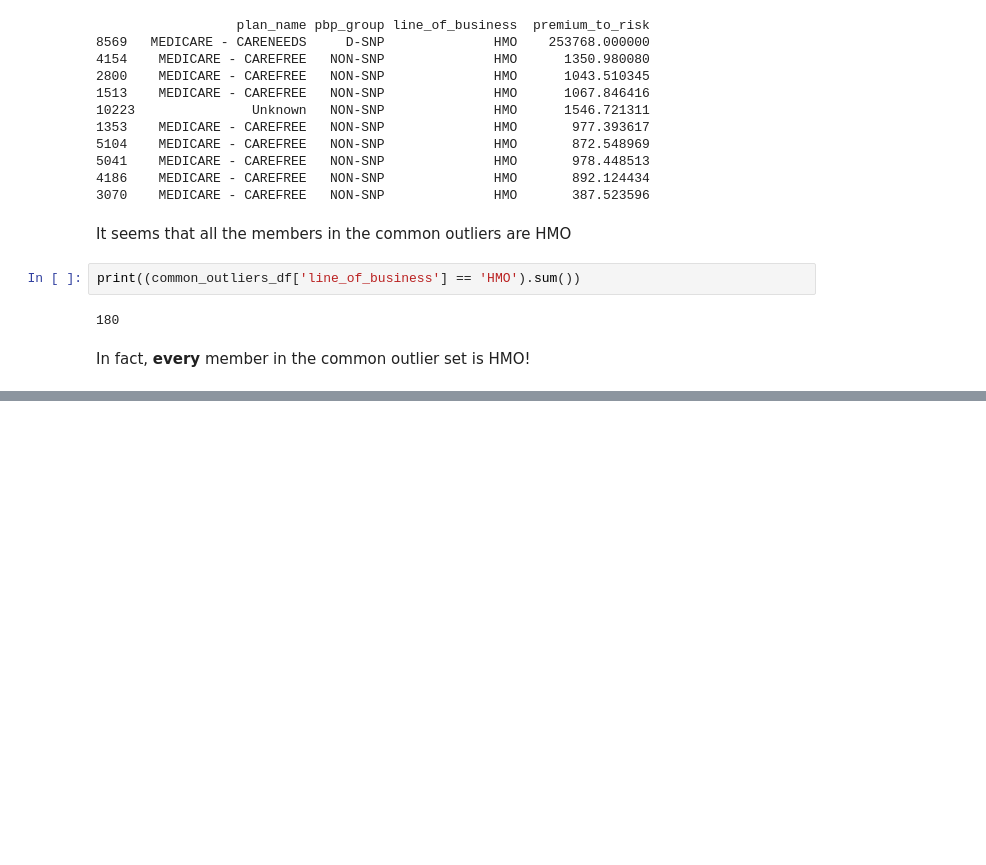
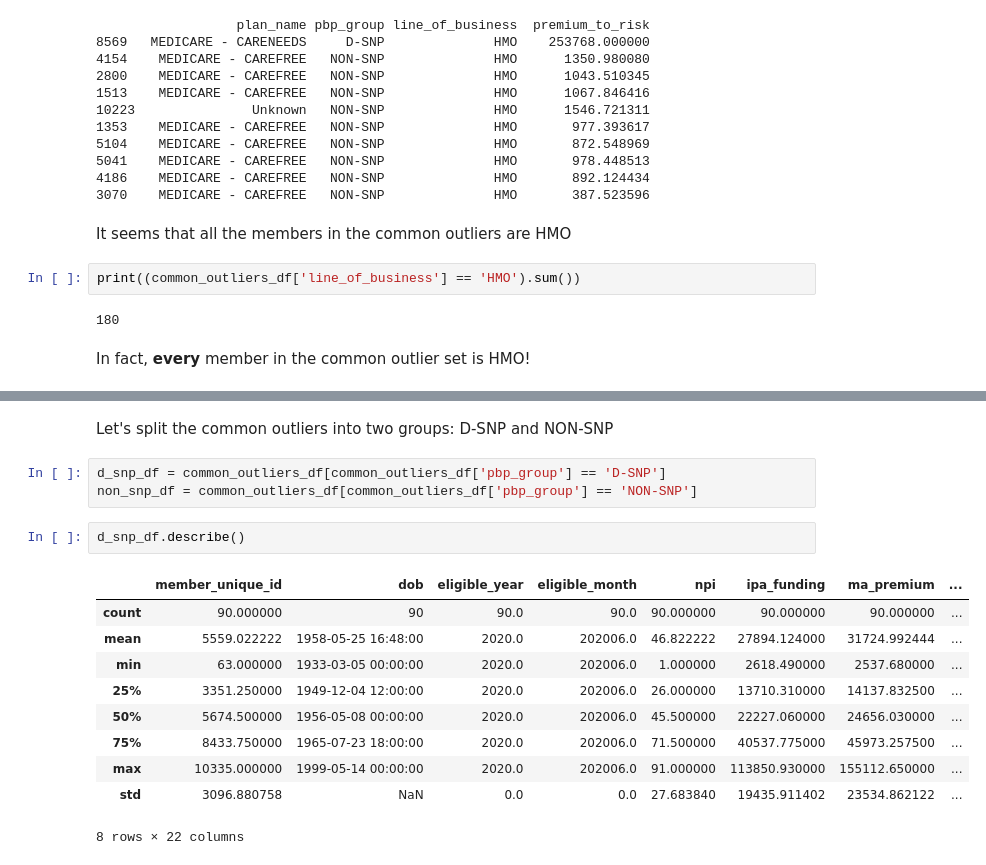
Before and after one commit to lizbethkr/Outlier-Detection, a Jupyter notebook: notebooks/outlier_detection.ipynb, the cells around one changed output, grey strips where cells are left out. Saved outputs shown, nothing was run; the diff lists cells and outputs as text; blank space fills up the shorter version.

```diff
--- a/notebooks/outlier_detection.ipynb
+++ b/notebooks/outlier_detection.ipynb
@@ -913,0 +922,18 @@ print(asc_common_outliers[['premium_to_risk', 'ipa_funding', 'ma_premium','ma_ri
+# %% [markdown]
+Let's split the common outliers into two groups: D-SNP and NON-SNP
+# %%
+d_snp_df = common_outliers_df[common_outliers_df['pbp_group'] == 'D-SNP']
+non_snp_df = common_outliers_df[common_outliers_df['pbp_group'] == 'NON-SNP']
+# %%
+d_snp_df.describe()
+# %% [output]
+|  | member_unique_id | dob | eligible_year | eligible_month | npi | ipa_funding | ma_premium | ... |
+| count | 90.000000 | 90 | 90.0 | 90.0 | 90.000000 | 90.000000 | 90.000000 | ... |
+| mean | 5559.022222 | 1958-05-25 16:48:00 | 2020.0 | 202006.0 | 46.822222 | 27894.124000 | 31724.992444 | ... |
+| min | 63.000000 | 1933-03-05 00:00:00 | 2020.0 | 202006.0 | 1.000000 | 2618.490000 | 2537.680000 | ... |
+| 25% | 3351.250000 | 1949-12-04 12:00:00 | 2020.0 | 202006.0 | 26.000000 | 13710.310000 | 14137.832500 | ... |
+| 50% | 5674.500000 | 1956-05-08 00:00:00 | 2020.0 | 202006.0 | 45.500000 | 22227.060000 | 24656.030000 | ... |
+| 75% | 8433.750000 | 1965-07-23 18:00:00 | 2020.0 | 202006.0 | 71.500000 | 40537.775000 | 45973.257500 | ... |
+| max | 10335.000000 | 1999-05-14 00:00:00 | 2020.0 | 202006.0 | 91.000000 | 113850.930000 | 155112.650000 | ... |
+| std | 3096.880758 | NaN | 0.0 | 0.0 | 27.683840 | 19435.911402 | 23534.862122 | ... |
+8 rows × 22 columns
```
Also changed, not shown: parts of 12 cells of this notebook.
